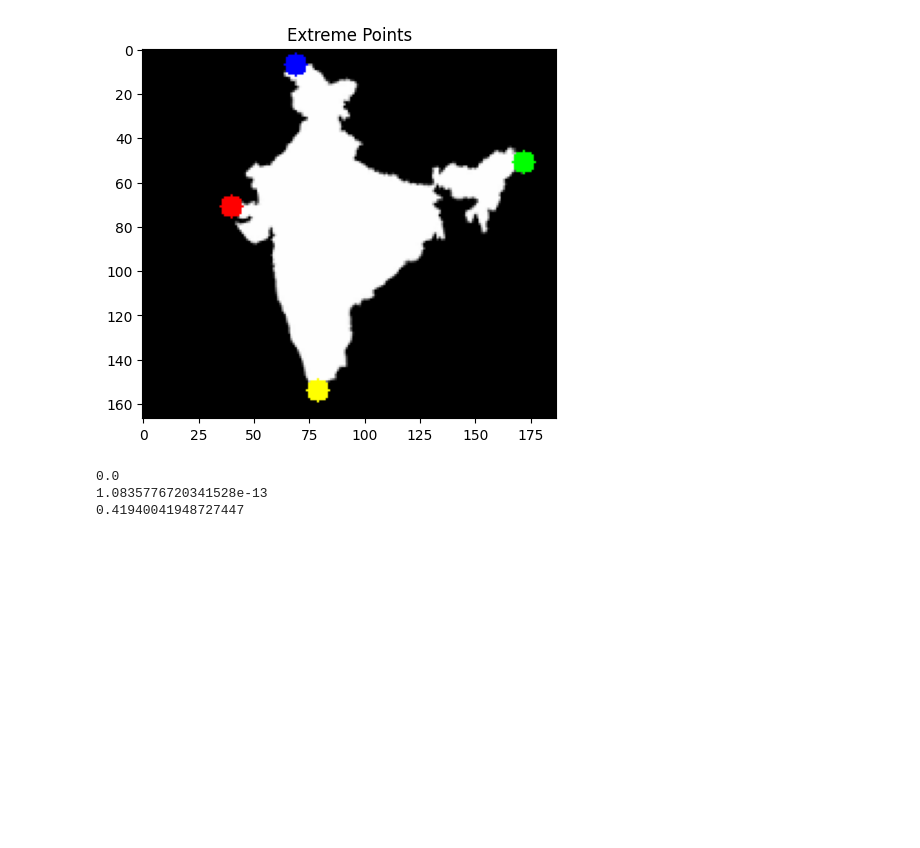
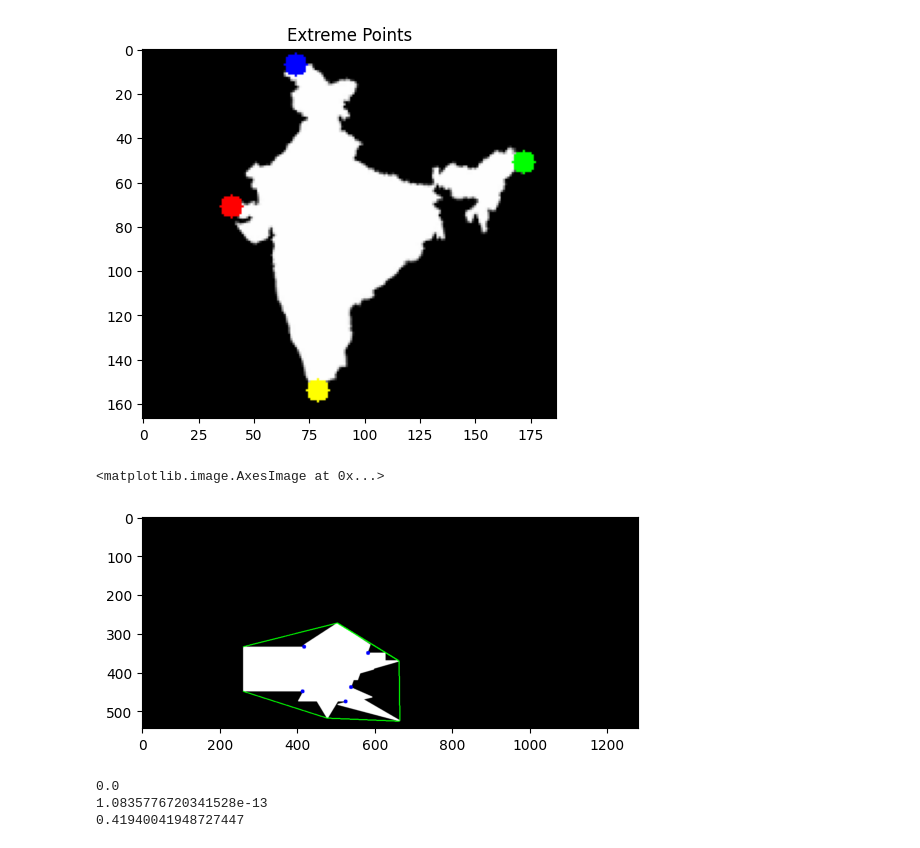
Before and after one commit to goldenchest19/labs, a Jupyter notebook: lab4.ipynb, the cells around one changed output. Drawn from its saved outputs; the diff is of its cells as text; code cells hidden in the pictures; blank space fills up the shorter version.

```diff
--- a/lab4.ipynb
+++ b/lab4.ipynb
@@ -102,22 +102,23 @@ defects = cv.convexityDefects(cnt,hull)
 # %%
 img = cv.imread('resources/lab4/ppg.png')
 assert img is not None, "file could not be read, check with os.path.exists()"
 img_gray = cv.cvtColor(img,cv.COLOR_BGR2GRAY)
 ret,thresh = cv.threshold(img_gray, 127, 255,0)
 contours,hierarchy = cv.findContours(thresh,2,1)
 cnt = contours[0]
 hull = cv.convexHull(cnt,returnPoints = False)
 defects = cv.convexityDefects(cnt,hull)
 for i in range(defects.shape[0]):
     s,e,f,d = defects[i,0]
     start = tuple(cnt[s][0])
     end = tuple(cnt[e][0])
     far = tuple(cnt[f][0])
     cv.line(img,start,end,[0,255,0],2)
     cv.circle(img,far,5,[0,0,255],-1)
-cv.imshow('img',img)
-cv.waitKey(0)
-cv.destroyAllWindows()
+plt.imshow(img)
+# %% [output]
+<matplotlib.image.AxesImage at 0x...>
+[figure, added]
 # %%
 import cv2 as cv
 import numpy as np
```
Also changed, not shown: parts of 1 cell of this notebook.
